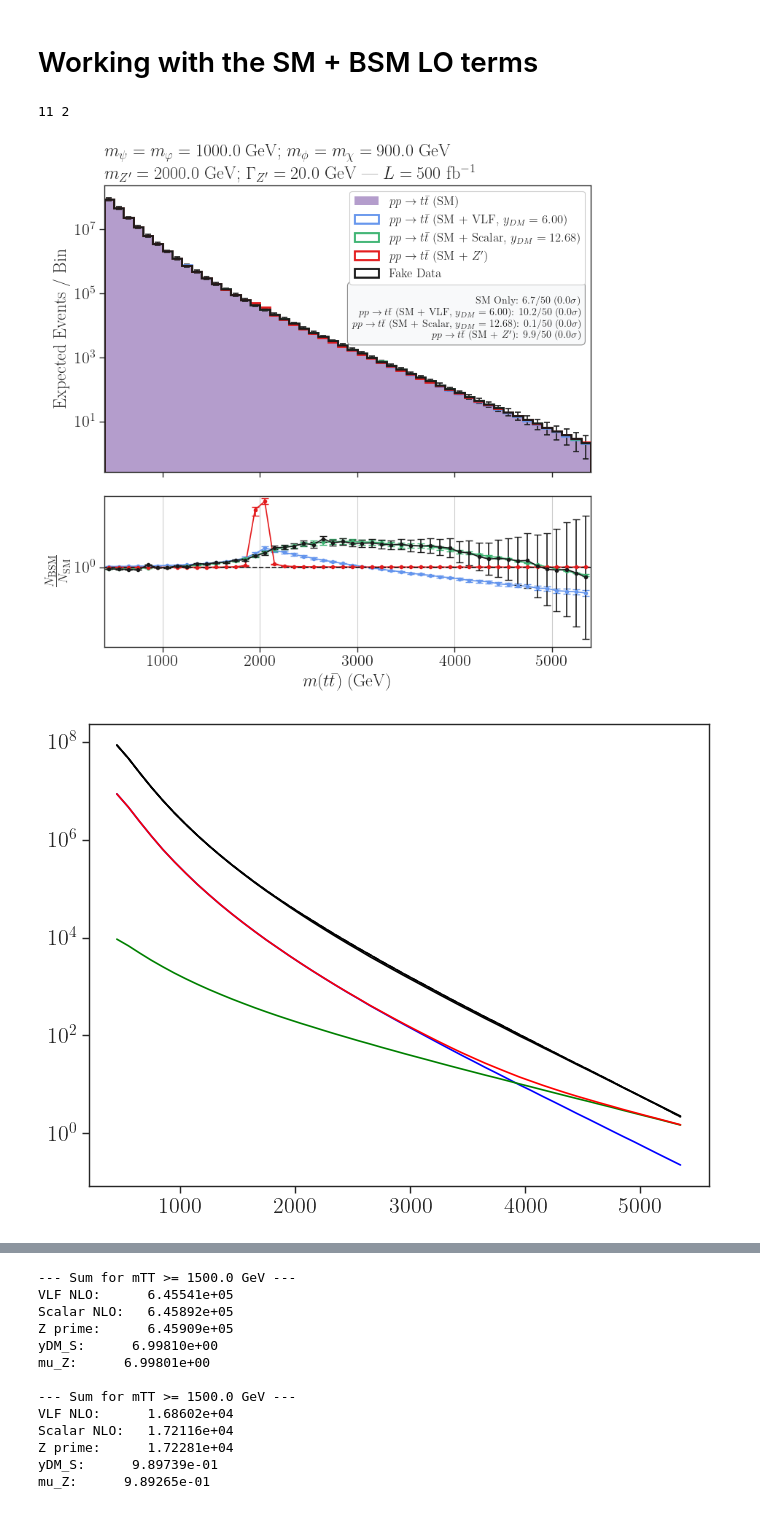
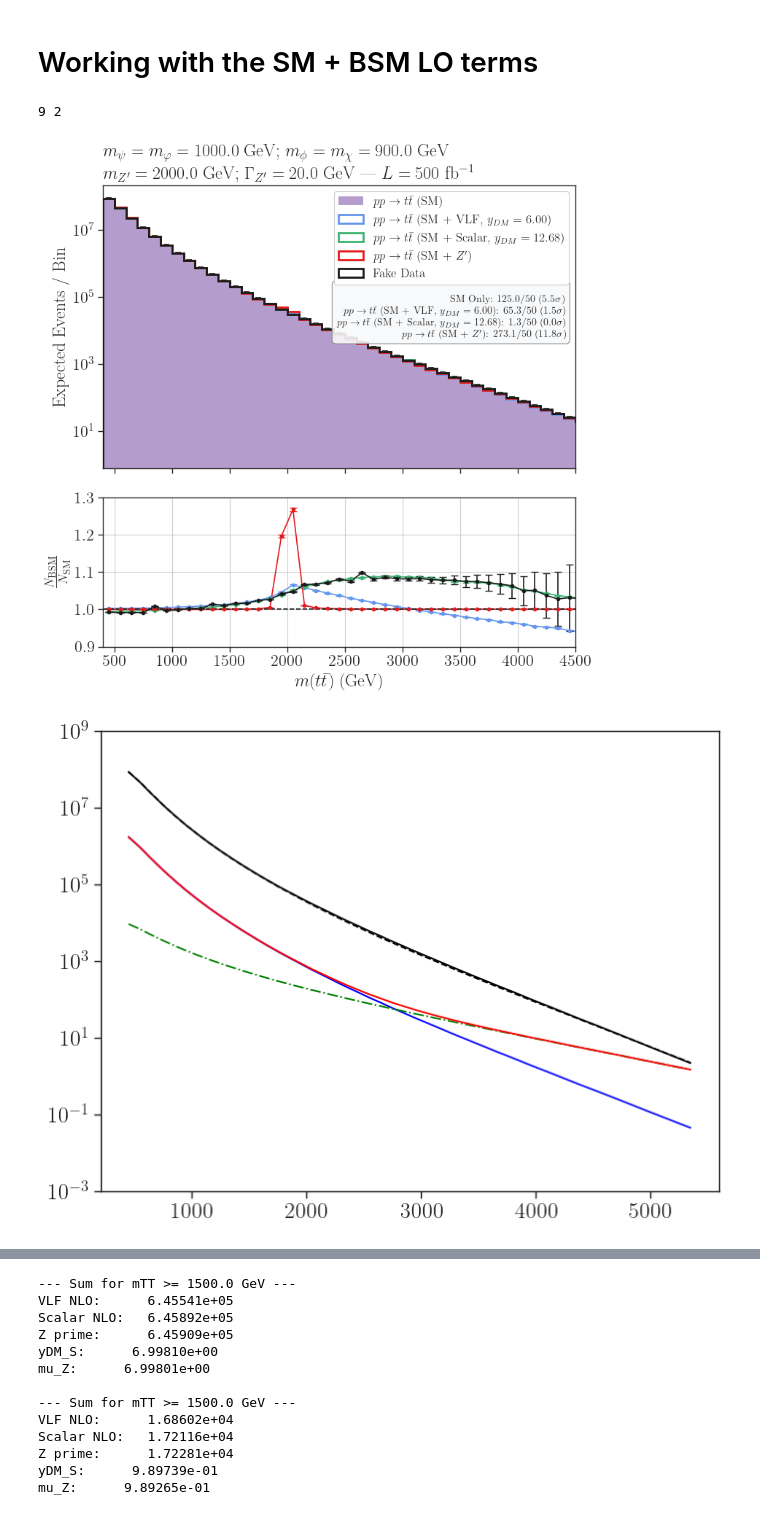
Before and after one commit to viniciusrocca/EFT_ToyModel, a Jupyter notebook: Plots/Article_method.ipynb, the cells around one changed output, grey strips where cells are left out. Cells and saved outputs as stored; diff of their text form; code cells hidden in the pictures.

```diff
--- a/Plots/Article_method.ipynb
+++ b/Plots/Article_method.ipynb
@@ -946,7 +946,7 @@ for i in range(0, len(data_NLO), 4):
     pmodels.append(r'%s (%s)' % (process, model))
     label_sm = pmodels[-1]
     labels_sm.append(label_sm)
-
+    print(n)
     integral_sm = np.sum(h_sm_total/(n+1))
     h_sm = h_sm_total/(n+1)
     hErr_sm = np.sqrt(hErr_sm_total_sq/((n+1)**2) + (sm_err*h_sm)**2)
@@ -1053,7 +1053,7 @@ for i in range(0, len(data_NLO), 4):
         hErr_sq, _ = np.histogram(d['mTT'], bins=bins, weights=np.array(d['weights'])**2)
         if d['model'] == 'SM':
             h_fake_sm += h
-            hErr_fake_sm += hErr_sq
+            #hErr_fake_sm += hErr_sq
             n_sm+=1
         else:
             h_fake_sig += fake_scale_factor * h
@@ -1061,7 +1061,7 @@ for i in range(0, len(data_NLO), 4):
             n+=1
     print(n_sm,n)
     h_fake = h_fake_sig/(n/2) + h_fake_sm/n_sm
-    hErr_fake = np.sqrt(hErr_fake_sig/((n/2)**2) + hErr_fake_sm/(n_sm**2))
+    hErr_fake = np.sqrt(hErr_fake_sig/((n/2)**2) + (sm_err * h_fake_sm/n_sm )**2) * lum_scale
 
     # The total expected observation of the fake data
     N_obs = h_fake * lum_scale
@@ -1207,6 +1207,6 @@ for i in range(0, len(data_NLO), 4):
     axarr[1].yaxis.set_minor_locator(FixedLocator(minor_tick_locations))
 
     plt.tight_layout()
-    #plt.savefig('Dists_comparison_interference.png')
+    plt.savefig('Dists_comparison_interference.png')
     plt.show()
 # %% [output]
@@ -1448,7 +1450,7 @@ for idx, current_sm_err in enumerate(sm_errs_list):
     valid_fake_err = fake_ratio_err
 
     stats_lines = [
-        "Statistical Tests (Post-Peak Tail):",
+        "Statistical Tests:",
         r"$\chi^2$ / ndf (Significance):"
     ]
 
@@ -1588,7 +1591,7 @@ mu_Z:      9.89265e-01
 lum = 500 # fb^-1
 lum_scale = lum * 1000.0 # Assuming weights are in pb, convert to fb
 
-sm_err = 0.1 # 5% SM Systematic Uncertainty
+sm_err = 0.02 # 5% SM Systematic Uncertainty
 
 # Loop over the masses configurations. Each mass configuration has 4 items (2 models x 2 processes: qq, gg)
 for i in range(0, len(data_NLO), 4):
@@ -1633,8 +1636,8 @@ for i in range(0, len(data_NLO), 4):
         hErr_sq, _ = np.histogram(d['mTT'], bins=bins, weights=np.array(d['weights'])**2)
 
         # APPLY LUMINOSITY SCALING
-        h_sm_raw += h * lum_scale
-        hErr_sm_raw_sq += hErr_sq * (lum_scale**2)
+        h_sm_raw += h
+        hErr_sm_raw_sq += hErr_sq
 
     process = r'$p p \to t \bar{t}$'
     model = 'SM'
@@ -1643,8 +1646,8 @@ for i in range(0, len(data_NLO), 4):
     labels_sm.append(label_sm)
 
     # Extract final Expected SM Events
-    h_sm = h_sm_raw / (n + 1)
-    hErr_sm_stat_sq = hErr_sm_raw_sq / ((n + 1)**2)
+    h_sm = h_sm_raw / (n + 1) * lum_scale
+    hErr_sm_stat_sq = hErr_sm_raw_sq / ((n + 1)**2) * lum_scale**2
 
     # APPLY SM SYSTEMATIC ERROR
     hErr_sm = np.sqrt(hErr_sm_stat_sq + (sm_err * h_sm)**2)
@@ -1786,7 +1789,7 @@ for i in range(0, len(data_NLO), 4):
             n+=1
     print(n_sm,n)
     h_fake = h_fake_sig/(n/2) + h_fake_sm/n_sm
-    hErr_fake = np.sqrt(hErr_fake_sig/((n/2)**2) + hErr_fake_sm/(n_sm**2))
+    hErr_fake = np.sqrt(hErr_fake_sig/((n/2)**2) + (0 * h_fake_sm/n_sm)**2) * lum_scale
 
     # The total expected observation of the fake data
     N_obs = h_fake * lum_scale
@@ -1799,9 +1802,11 @@ for i in range(0, len(data_NLO), 4):
     stat_variance_obs = np.abs(N_obs) # sqrt(N)^2 = N
 
     bsm_hists.append(N_obs )
-    bsm_errs.append(np.sqrt(stat_variance_obs + (sm_err*N_obs)**2))
+    bsm_histsErr.append(np.sqrt(stat_variance_obs + hErr_fake**2))
     sqrt_N = np.sqrt(N_obs)
-    sm_sys = hErr_sm
+    sm_sys = (sm_err * h_fake_sm/n_sm * lum_scale)
+    #sm_sys = hErr_sm
+    sig_mc = hErr_fake_sig/(n/2)
 
     bsm_labels.append('Fake Data ')
     bsm_colors.append('k')
@@ -1893,46 +1898,50 @@ for i in range(0, len(data_NLO), 4):
         axarr[1].plot(x, r, color=bsm_colors[k])
 
     #################
     #  Plot configs #
     #################
 
     mZp = data_Z[0].get('mZp', 0.0) if len(data_Z) > 0 else 0.0
     wZp = data_Z[0].get('wZp', 0.0) if len(data_Z) > 0 else 0.0
 
     axarr[0].legend(framealpha=1.0, ncol=1, loc='upper right', fontsize=12)
     axarr[0].set_title(
         (r'$m_{\psi} = m_{\varphi} = %1.1f$ GeV; $m_{\phi} = m_\chi = %1.1f$ GeV' + '\n' +
          r'$m_{Z^\prime} = %1.1f$ GeV; $\Gamma_{Z^\prime} = %1.1f$ GeV | $L = %d$ fb$^{-1}$') %
         (mPsiT, mSDM, mZp, 20.0, lum),
         loc='left'
     )
     axarr[0].set_yscale('log')
     axarr[0].set_ylabel(r'Expected Events / Bin')
     axarr[0].set_xlim(bins.min(), bins.max())
 
     axarr[1].axhline(y=1.0, color='k', linestyle='--')
     axarr[1].set_ylabel(r'$\frac{N_{\mathrm{BSM}}}{ N_{\mathrm{SM}}}$')
     axarr[1].set_xlabel(r'$m(t\bar{t})$ (GeV)')
     axarr[1].grid(True)
     #axarr[1].set_yticks(np.arange(0.95,1.2, 0.05))
-    axarr[1].set_yscale('symlog', linthresh = 1.2)
+    #axarr[1].set_yscale('log')
+    axarr[1].set_xlim(400.,4500.)
+    axarr[1].set_ylim(.9,1.3)
 
     plt.tight_layout()
     #plt.savefig('Dists_comparison.png')
     plt.show()
 # %% [output]
-11 2
+9 2
-[figure, old version]
+[figure, new version]
 # %%
 fig, ax = plt.subplots(figsize=(8, 6))
 
 ax.plot(x, sm_sys, 'blue')
-ax.plot(x,sqrt_N, 'green')
-ax.plot(x, np.sqrt(sqrt_N**2 + sm_sys**2), 'red')
-ax.plot(x,bsm_hists[-1], 'black' )
-ax.plot(x,h_sm, 'black' )
-ax.plot(x,N_obs, 'black', ls = '--' )
+ax.plot(x,sqrt_N, 'green', ls = '-.')
+#ax.plot(x,sig_mc, 'orange')
+ax.plot(x, np.sqrt(sqrt_N**2 + sm_sys**2 + (hErr_fake_sig/(n/2))**2), 'red')
+#ax.plot(x,bsm_hists[-1], 'black' )
+ax.plot(x,h_sm, 'black', ls = '--' )
+ax.plot(x,N_obs, 'black' )
 ax.set_yscale('log')
+ax.set_ylim(1e-3,1e+9)
 plt.show()
 # %% [output]
-[figure, old version]
+[figure, new version]
```
Also changed, not shown: parts of 9 cells of this notebook.
